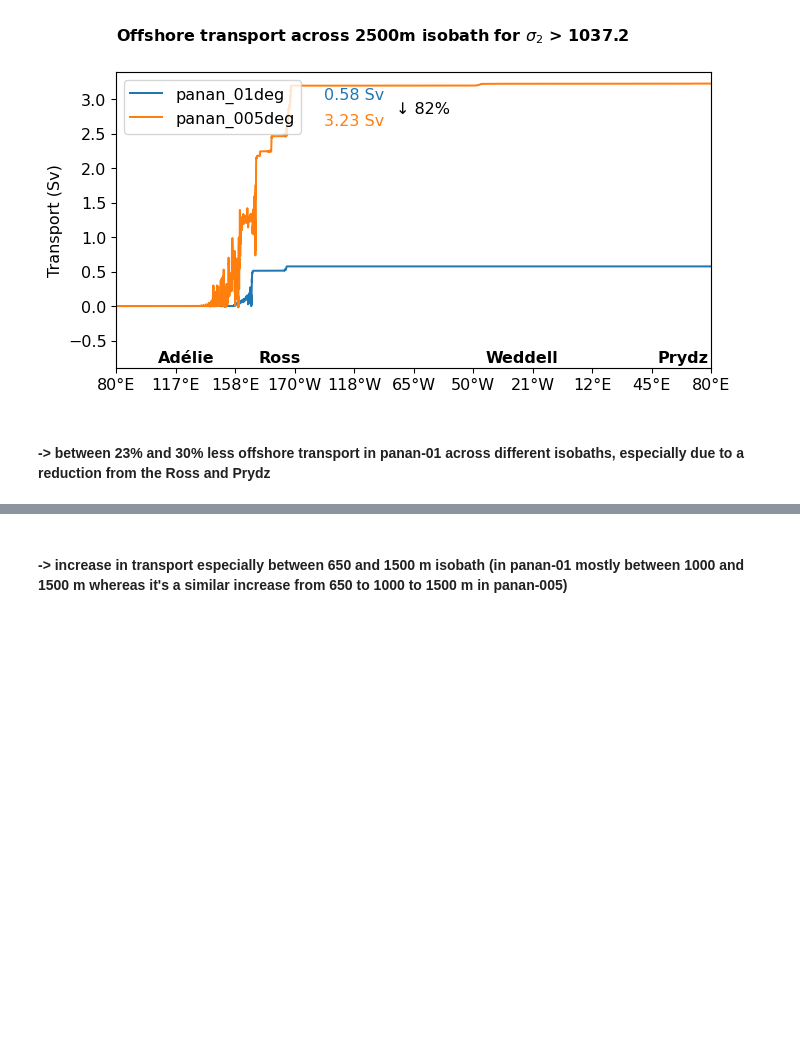
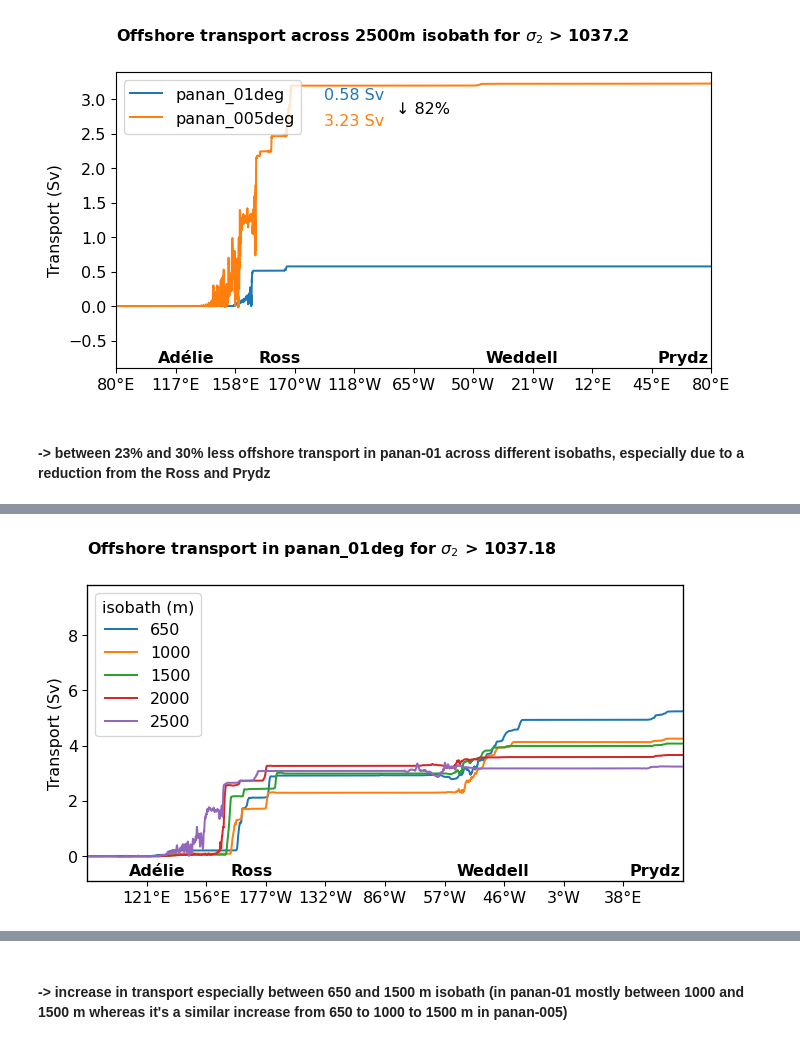
Before and after one commit to schmidt-christina/mom6_comparison, a Jupyter notebook: DSW_formation_export_comparison.ipynb, the cells around one changed output, grey strips where cells are left out. Cells and saved outputs as stored; diff of their text form; code cells hidden in the pictures; blank space fills up the shorter version.

```diff
--- a/DSW_formation_export_comparison.ipynb
+++ b/DSW_formation_export_comparison.ipynb
@@ -790,3 +796,9 @@ plot_offshore_transp_circumpolar_diff_isobath(
+# %%
+plot_offshore_transp_circumpolar_diff_isobath(
+    'panan_01deg', contour_depth=[650, 1000, 1500, 2000, 2500],
+    sig=1037.18, vmax=9.8, rooling=10, time_slice=slice(start_time, end_time))
+# %% [output]
+[figure, added]
 # %%
 plot_offshore_transp_circumpolar_diff_isobath(
     'panan_005deg', contour_depth=[650, 1000, 1500, 2000, 2500],
```
Also changed, not shown: parts of 9 cells of this notebook.
